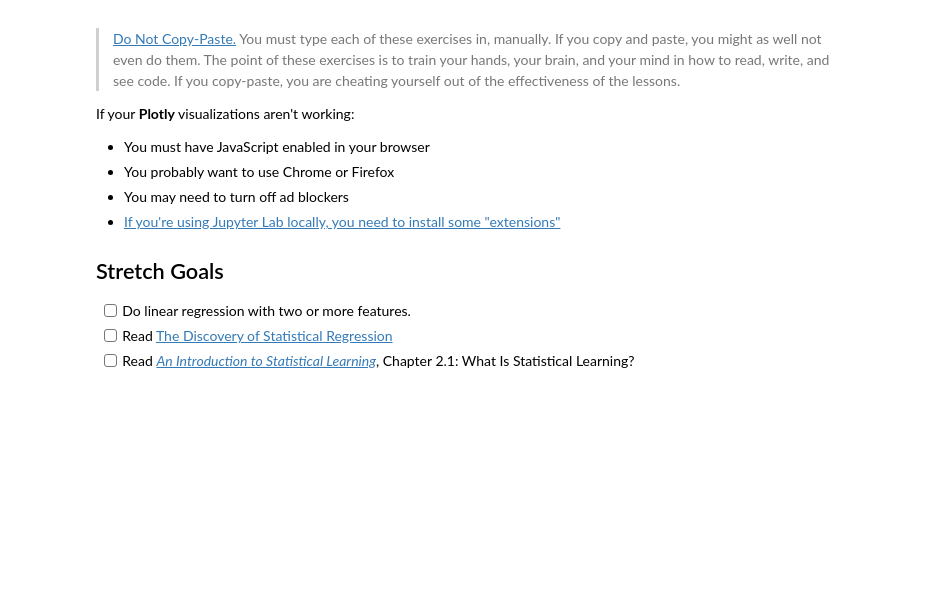
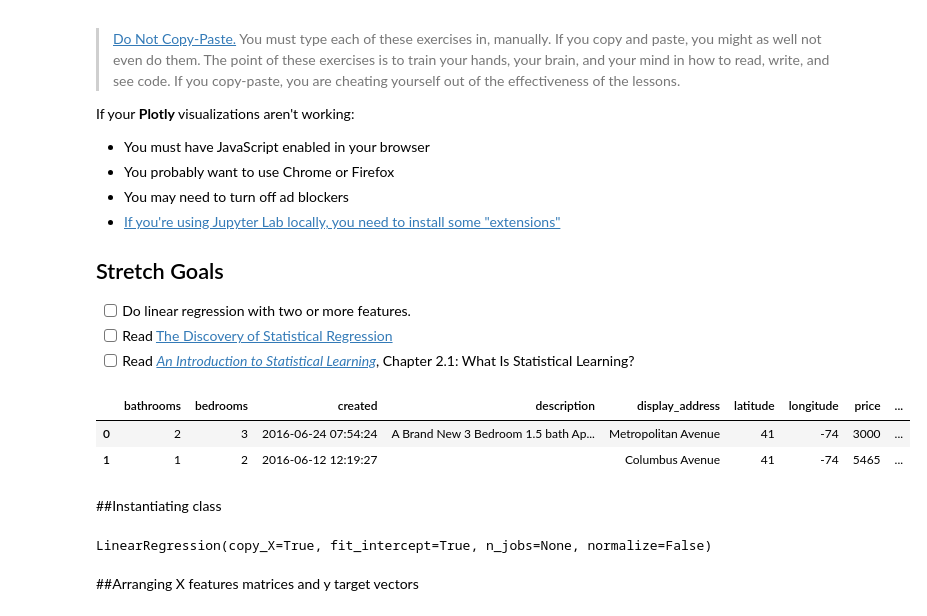
Before and after one commit to Luminatrix/DS-Unit-2-Linear-Models, a Jupyter notebook: module1-regression-1/LS_DS_211_assignment.ipynb, the cells around one changed output. Saved outputs shown, nothing was run; the diff lists cells and outputs as text; code cells hidden in the pictures; blank space fills up the shorter version.

```diff
--- a/module1-regression-1/LS_DS_211_assignment.ipynb
+++ b/module1-regression-1/LS_DS_211_assignment.ipynb
@@ -53,5 +57,20 @@ import pandas as pd
 df = pd.read_csv(DATA_PATH+'apartments/renthop-nyc.csv')
 assert df.shape == (49352, 34)
+# %%
+df.head(2)
+# %% [output]
+|  | bathrooms | bedrooms | created | description | display_address | latitude | longitude | price | ... |
+| 0 | 2 | 3 | 2016-06-24 07:54:24 | A Brand New 3 Bedroom 1.5 bath Ap... | Metropolitan Avenue | 41 | -74 | 3000 | ... |
+| 1 | 1 | 2 | 2016-06-12 12:19:27 |  | Columbus Avenue | 41 | -74 | 5465 | ... |
+# %% [markdown]
+##Instantiating class
+# %%
+model = LinearRegression(fit_intercept=True)
+model
+# %% [output]
+LinearRegression(copy_X=True, fit_intercept=True, n_jobs=None, normalize=False)
+# %% [markdown]
+##Arranging X features matrices and y target vectors
 # %%
 # Remove outliers:
 # the most extreme 1% prices,
```
Also changed, not shown: parts of 36 cells of this notebook.
